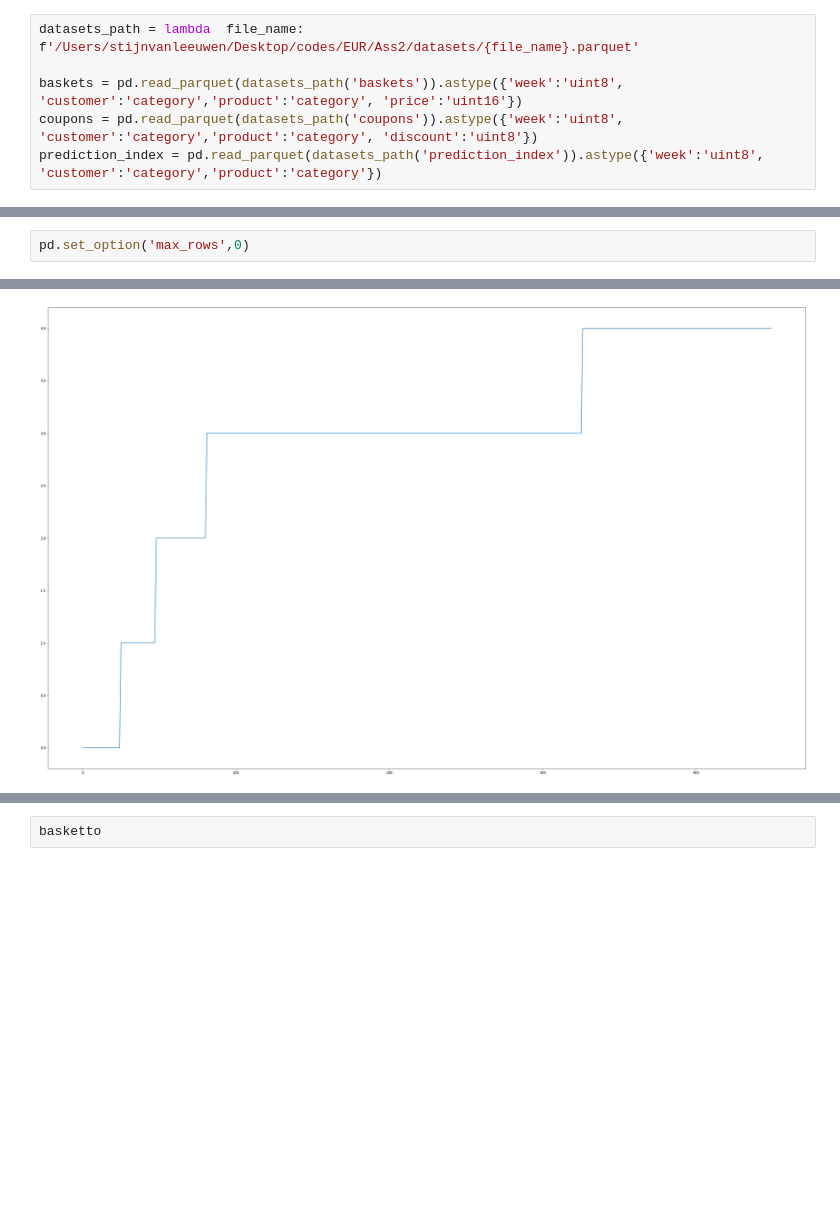
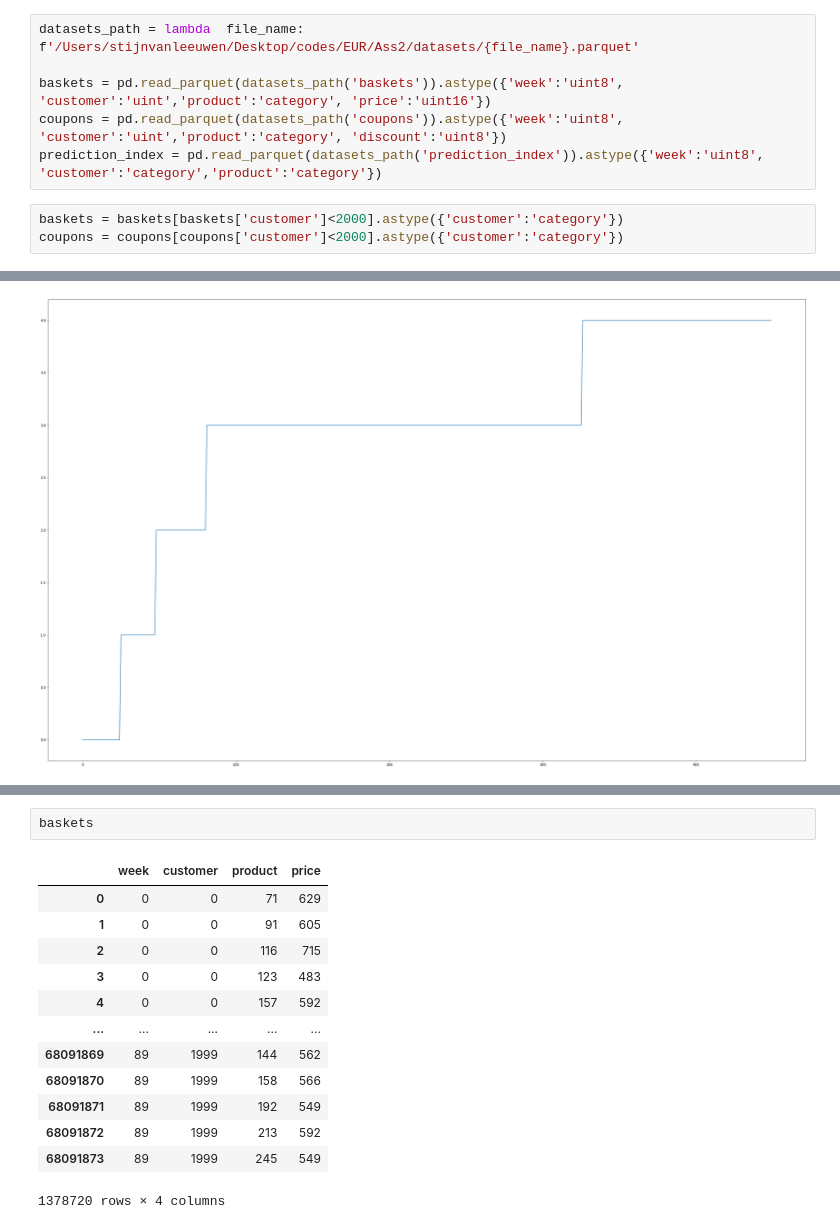
Before and after one commit to stijnbenja/BigData2, a Jupyter notebook: exploration2.ipynb, the cells around one changed output, grey strips where cells are left out. Cells and saved outputs as stored; diff of their text form; blank space fills up the shorter version.

```diff
--- a/exploration2.ipynb
+++ b/exploration2.ipynb
@@ -3,6 +3,9 @@ import pandas as pd
 # %%
 datasets_path = lambda  file_name: f'/Users/stijnvanleeuwen/Desktop/codes/EUR/Ass2/datasets/{file_name}.parquet'
 
-baskets = pd.read_parquet(datasets_path('baskets')).astype({'week':'uint8', 'customer':'category','product':'category', 'price':'uint16'})
-coupons = pd.read_parquet(datasets_path('coupons')).astype({'week':'uint8', 'customer':'category','product':'category', 'discount':'uint8'})
+baskets = pd.read_parquet(datasets_path('baskets')).astype({'week':'uint8', 'customer':'uint','product':'category', 'price':'uint16'})
+coupons = pd.read_parquet(datasets_path('coupons')).astype({'week':'uint8', 'customer':'uint','product':'category', 'discount':'uint8'})
 prediction_index = pd.read_parquet(datasets_path('prediction_index')).astype({'week':'uint8', 'customer':'category','product':'category'})
+# %%
+baskets = baskets[baskets['customer']<2000].astype({'customer':'category'})
+coupons = coupons[coupons['customer']<2000].astype({'customer':'category'})
@@ -11,8 +28,6 @@ customer = 0
 
 basket = baskets[baskets['customer']==customer].reset_index(drop=True).drop('customer', axis=1)
 coupon = coupons[coupons['customer']==customer].reset_index(drop=True).drop('customer', axis=1)
-# %%
-pd.set_option('max_rows',0)
 # %%
 for i in range(250):
     coupon.loc[:,i] = 0
@@ -53,2 +89,16 @@ baskets['week']
-# %%
-basketto
+# %%
+baskets
+# %% [output]
+|  | week | customer | product | price |
+| 0 | 0 | 0 | 71 | 629 |
+| 1 | 0 | 0 | 91 | 605 |
+| 2 | 0 | 0 | 116 | 715 |
+| 3 | 0 | 0 | 123 | 483 |
+| 4 | 0 | 0 | 157 | 592 |
+| ... | ... | ... | ... | ... |
+| 68091869 | 89 | 1999 | 144 | 562 |
+| 68091870 | 89 | 1999 | 158 | 566 |
+| 68091871 | 89 | 1999 | 192 | 549 |
+| 68091872 | 89 | 1999 | 213 | 592 |
+| 68091873 | 89 | 1999 | 245 | 549 |
+1378720 rows × 4 columns
```
Also changed, not shown: parts of 4 cells of this notebook, 2 other files.
